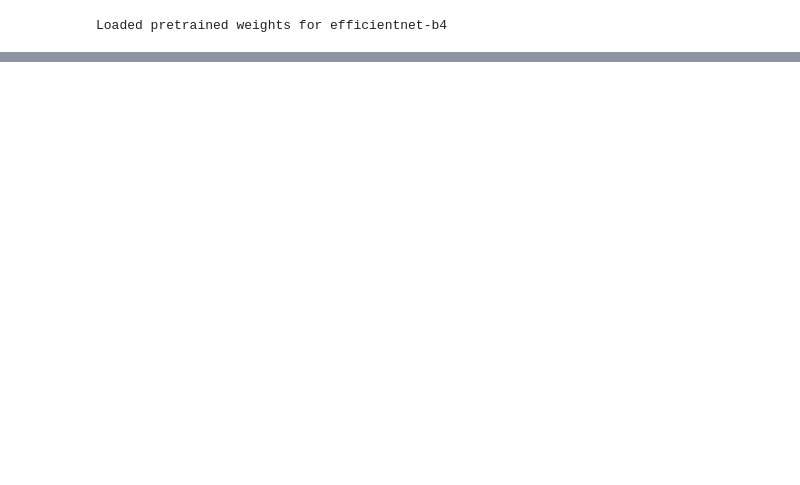
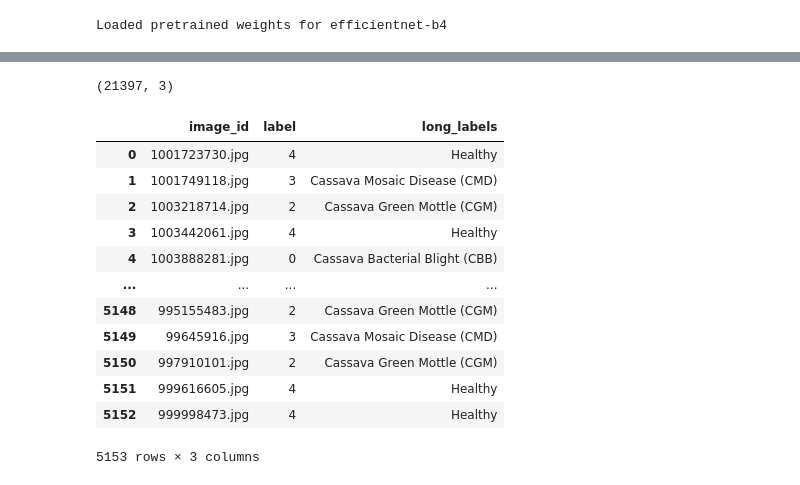
Before and after one commit to alswang18/little-cassava-ai, a Jupyter notebook: data_exploration.ipynb, the cells around one changed output, grey strips where cells are left out. Drawn from its saved outputs; the diff is of its cells as text; code cells hidden in the pictures; blank space fills up the shorter version.

```diff
--- a/data_exploration.ipynb
+++ b/data_exploration.ipynb
@@ -332,0 +572,23 @@ learn.fit_one_cycle(5,
+# %%
+def print_model_size(model):
+    """ Print the size of the model.
+
+    Args:
+        model: model whose size needs to be determined
+
+    """
+    torch.save(model.state_dict(), "temp.p")
+    print('Size of the model(MB):', os.path.getsize("temp.p")/1e6)
+    os.remove('temp.p')
+def numToLong(input):
+    return {"0": "Cassava Bacterial Blight (CBB)",
+            "1": "Cassava Brown Streak Disease (CBSD)",
+            "2": "Cassava Green Mottle (CGM)",
+            "3": "Cassava Mosaic Disease (CMD)",
+            "4": "Healthy"}[str(input)]
+np.random.seed(42)
+df = pd.read_csv('../../cassava-leaf-disease-classification/train.csv')
+df['long_labels'] = df.label.map(lambda x: numToLong(x))
+df.shape
+# %% [output]
+(21397, 3)
@@ -332,0 +794,17 @@ learn.fit_one_cycle(5,
+# %%
+df = pd.read_csv('./train.csv')
+df
+# %% [output]
+|  | image_id | label | long_labels |
+| 0 | 1001723730.jpg | 4 | Healthy |
+| 1 | 1001749118.jpg | 3 | Cassava Mosaic Disease (CMD) |
+| 2 | 1003218714.jpg | 2 | Cassava Green Mottle (CGM) |
+| 3 | 1003442061.jpg | 4 | Healthy |
+| 4 | 1003888281.jpg | 0 | Cassava Bacterial Blight (CBB) |
+| ... | ... | ... | ... |
+| 5148 | 995155483.jpg | 2 | Cassava Green Mottle (CGM) |
+| 5149 | 99645916.jpg | 3 | Cassava Mosaic Disease (CMD) |
+| 5150 | 997910101.jpg | 2 | Cassava Green Mottle (CGM) |
+| 5151 | 999616605.jpg | 4 | Healthy |
+| 5152 | 999998473.jpg | 4 | Healthy |
+5153 rows × 3 columns
```
Also changed, not shown: parts of 30 cells of this notebook, 2 other files.
